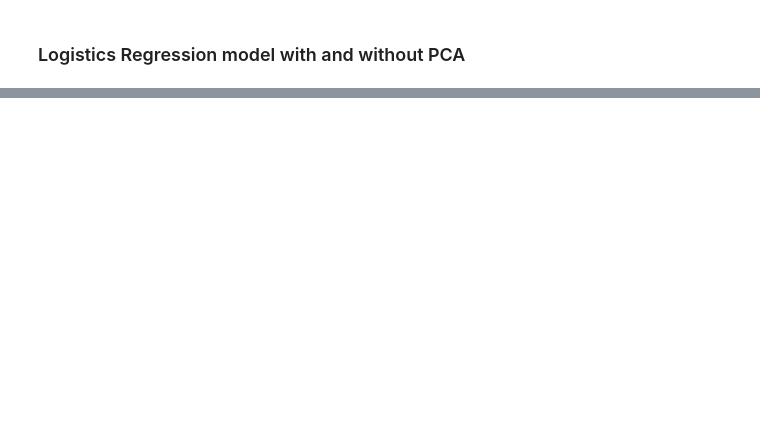
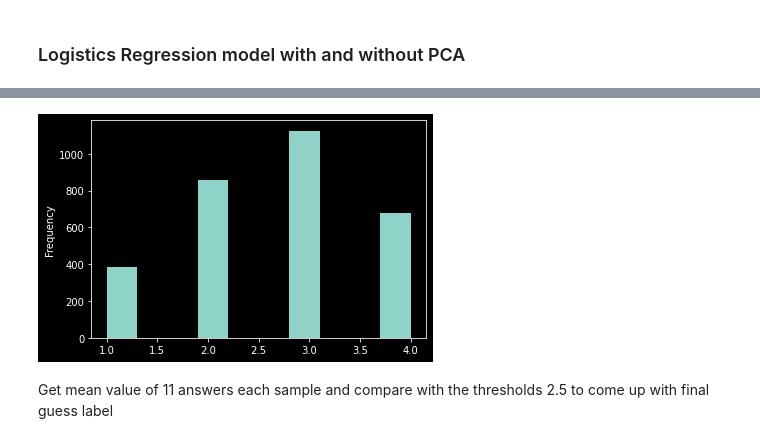
Before and after one commit to SimonCao1207/DataExplore, a Jupyter notebook: adult_analysis.ipynb, the cells around one changed output, grey strips where cells are left out. Drawn from its saved outputs; the diff is of its cells as text; code cells hidden in the pictures; blank space fills up the shorter version.

```diff
--- a/adult_analysis.ipynb
+++ b/adult_analysis.ipynb
@@ -1,6 +1,8 @@
 # %%
 import pandas as pd
 import numpy as np
+import matplotlib.pyplot as plt
+plt.style.use('dark_background')
 
 from sklearn.preprocessing import StandardScaler, LabelEncoder
 # %%
@@ -205,0 +241,14 @@ Logistic Regression acc score with all the features 0.8246494011669567
+# %%
+# Reading crowdsourcing data
+df_crowd = pd.read_csv('data/crowdsourcing-data/AdultCensus_crowdsourcing_data.csv', skipinitialspace=True)
+df_crowd.rename(columns={'role_in_family': 'relationship',
+                        'work_hours_per_week' : 'hours-per-week',
+                        'gender' : 'sex',
+                        'true_label' : 'target',
+                        'work_class': 'workclass',
+                        'education_num': 'education-num',
+                        'marital_status' : 'marital-status',
+                        'capital_gain' : 'capital-gain'}, inplace=True)
+
+print(len(df_crowd))
+print(df_crowd.columns)
@@ -205,0 +330,2 @@ Logistic Regression acc score with all the features 0.8246494011669567
+# %%
+df_crowd.drop('example_idx', inplace=True, axis=1)
@@ -205,0 +343,8 @@ Logistic Regression acc score with all the features 0.8246494011669567
+# %%
+df_crowd['ans_10'].plot(kind='hist')
+plt.show()
+# %% [output]
+[figure, added]
+# %% [markdown]
+Get mean value of 11 answers each sample
+and compare with the thresholds 2.5 to come up with final guess label
```
Also changed, not shown: parts of 38 cells of this notebook.
